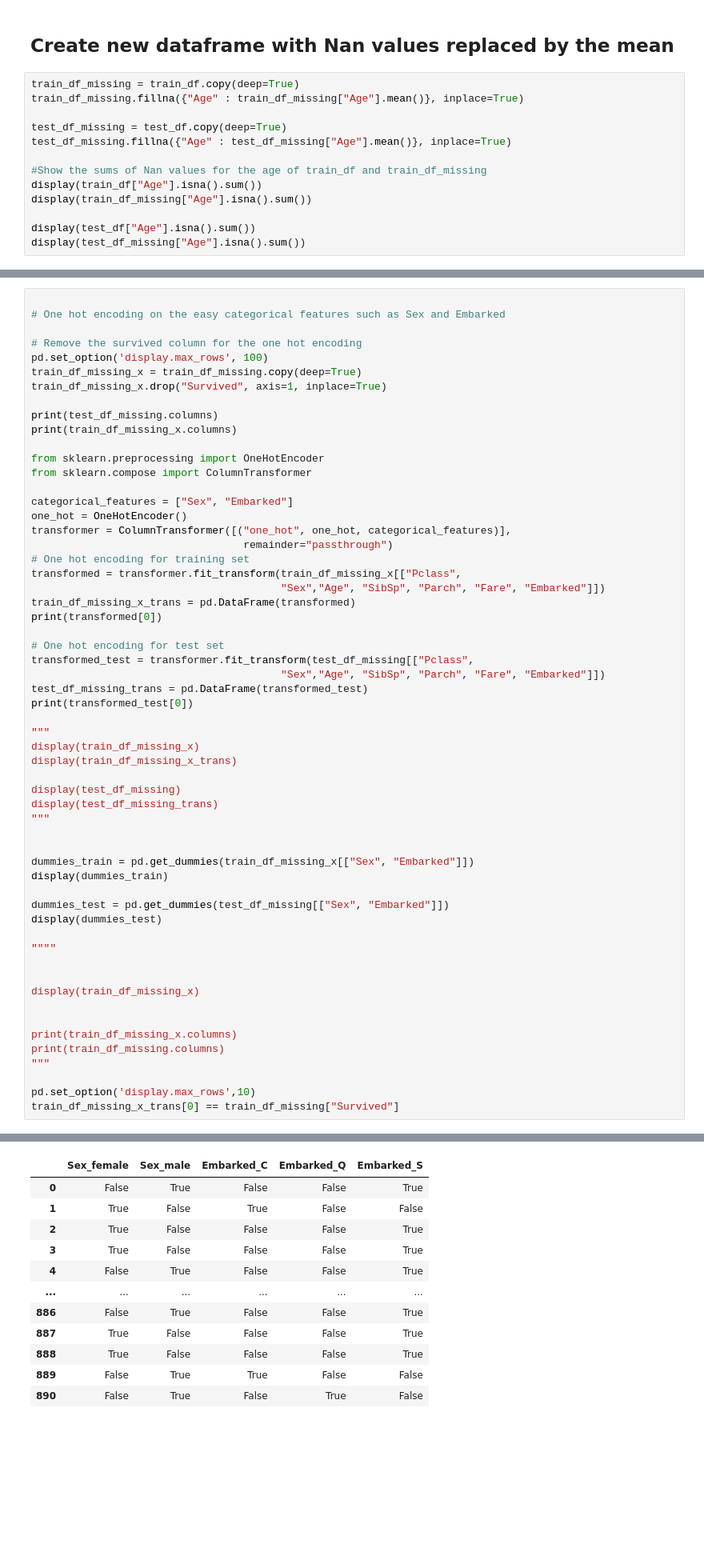
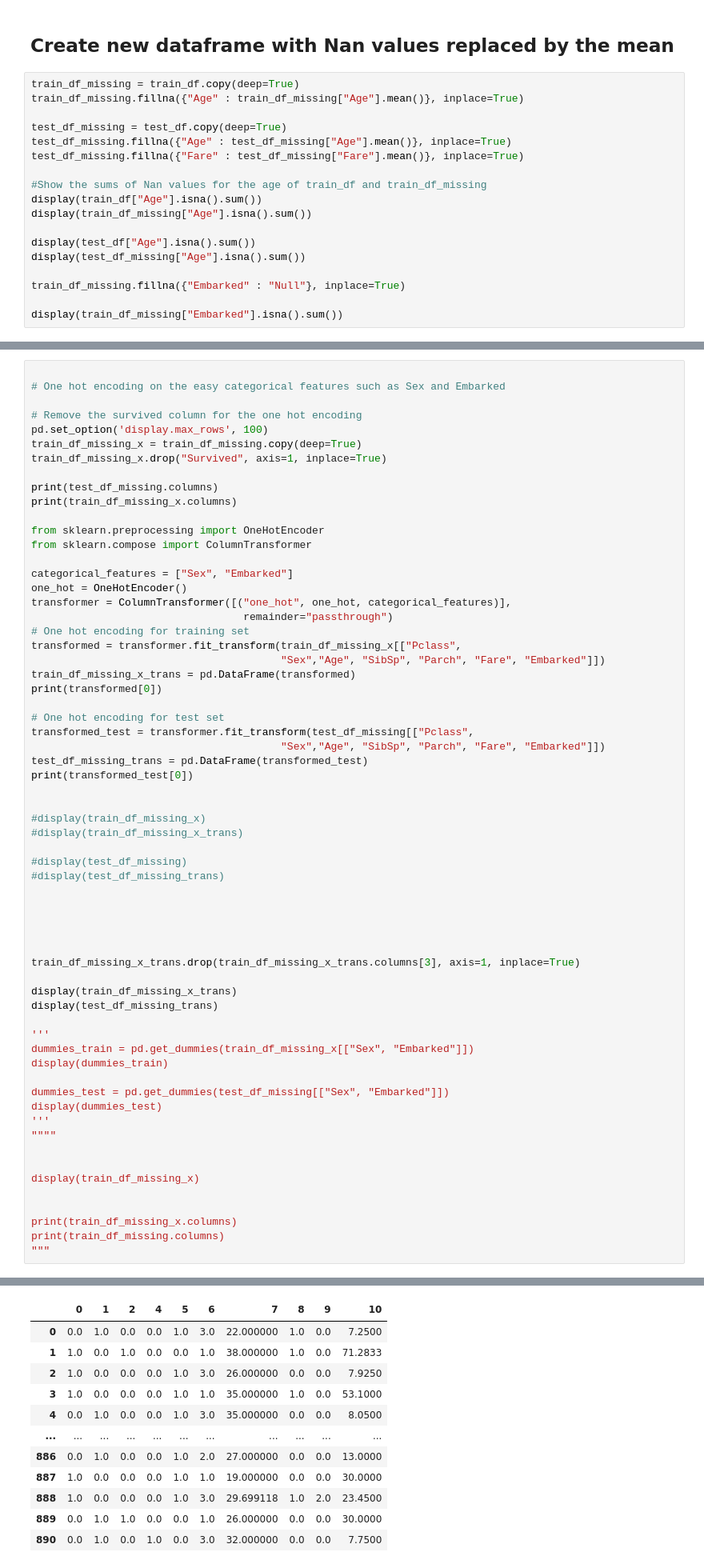
Before and after one commit to lnsayer/kaggle-projects, a Jupyter notebook: titanic-project-notebook.ipynb, the cells around one changed output, grey strips where cells are left out. Shown at 80% size. Saved outputs shown, nothing was run; the diff lists cells and outputs as text; blank space fills up the shorter version.

```diff
--- a/titanic-project-notebook.ipynb
+++ b/titanic-project-notebook.ipynb
@@ -75,6 +75,7 @@ train_df_missing.fillna({"Age" : train_df_missing["Age"].mean()}, inplace=True)
 
 test_df_missing = test_df.copy(deep=True)
 test_df_missing.fillna({"Age" : test_df_missing["Age"].mean()}, inplace=True)
+test_df_missing.fillna({"Fare" : test_df_missing["Fare"].mean()}, inplace=True)
 
 #Show the sums of Nan values for the age of train_df and train_df_missing
 display(train_df["Age"].isna().sum())
@@ -82,6 +83,10 @@ display(train_df_missing["Age"].isna().sum())
 
 display(test_df["Age"].isna().sum())
 display(test_df_missing["Age"].isna().sum())
+
+train_df_missing.fillna({"Embarked" : "Null"}, inplace=True)
+
+display(train_df_missing["Embarked"].isna().sum())
 # %% [output]
 177
 0
@@ -130,21 +136,29 @@ transformed_test = transformer.fit_transform(test_df_missing[["Pclass",
 test_df_missing_trans = pd.DataFrame(transformed_test)
 print(transformed_test[0])
 
-"""
-display(train_df_missing_x)
-display(train_df_missing_x_trans)
 
-display(test_df_missing)
-display(test_df_missing_trans)
-"""
+#display(train_df_missing_x)
+#display(train_df_missing_x_trans)
+
+#display(test_df_missing)
+#display(test_df_missing_trans)
 
 
+
+
+
+train_df_missing_x_trans.drop(train_df_missing_x_trans.columns[3], axis=1, inplace=True)
+
+display(train_df_missing_x_trans)
+display(test_df_missing_trans)
+
+'''
 dummies_train = pd.get_dummies(train_df_missing_x[["Sex", "Embarked"]])
 display(dummies_train)
 
 dummies_test = pd.get_dummies(test_df_missing[["Sex", "Embarked"]])
 display(dummies_test)
-
+'''
 """"
 
 
@@ -154,9 +168,6 @@ display(train_df_missing_x)
 print(train_df_missing_x.columns)
 print(train_df_missing.columns)
 """
-
-pd.set_option('display.max_rows',10)
-train_df_missing_x_trans[0] == train_df_missing["Survived"]
 # %% [output]
 Index(['PassengerId', 'Pclass', 'Name', 'Sex', 'Age', 'SibSp', 'Parch',
        'Ticket', 'Fare', 'Cabin', 'Embarked'],
@@ -168,14 +179,14 @@ Index(['PassengerId', 'Pclass', 'Name', 'Sex', 'Age', 'SibSp', 'Parch',
 [ 0.      1.      0.      1.      0.      3.     34.5     0.      0.
   7.8292]
-|  | Sex_female | Sex_male | Embarked_C | Embarked_Q | Embarked_S |
-| 0 | False | True | False | False | True |
-| 1 | True | False | True | False | False |
-| 2 | True | False | False | False | True |
-| 3 | True | False | False | False | True |
-| 4 | False | True | False | False | True |
-| ... | ... | ... | ... | ... | ... |
-| 886 | False | True | False | False | True |
-| 887 | True | False | False | False | True |
-| 888 | True | False | False | False | True |
-| 889 | False | True | True | False | False |
-| 890 | False | True | False | True | False |
+|  | 0 | 1 | 2 | 4 | 5 | 6 | 7 | 8 | 9 | 10 |
+| 0 | 0.0 | 1.0 | 0.0 | 0.0 | 1.0 | 3.0 | 22.000000 | 1.0 | 0.0 | 7.2500 |
+| 1 | 1.0 | 0.0 | 1.0 | 0.0 | 0.0 | 1.0 | 38.000000 | 1.0 | 0.0 | 71.2833 |
+| 2 | 1.0 | 0.0 | 0.0 | 0.0 | 1.0 | 3.0 | 26.000000 | 0.0 | 0.0 | 7.9250 |
+| 3 | 1.0 | 0.0 | 0.0 | 0.0 | 1.0 | 1.0 | 35.000000 | 1.0 | 0.0 | 53.1000 |
+| 4 | 0.0 | 1.0 | 0.0 | 0.0 | 1.0 | 3.0 | 35.000000 | 0.0 | 0.0 | 8.0500 |
+| ... | ... | ... | ... | ... | ... | ... | ... | ... | ... | ... |
+| 886 | 0.0 | 1.0 | 0.0 | 0.0 | 1.0 | 2.0 | 27.000000 | 0.0 | 0.0 | 13.0000 |
+| 887 | 1.0 | 0.0 | 0.0 | 0.0 | 1.0 | 1.0 | 19.000000 | 0.0 | 0.0 | 30.0000 |
+| 888 | 1.0 | 0.0 | 0.0 | 0.0 | 1.0 | 3.0 | 29.699118 | 1.0 | 2.0 | 23.4500 |
+| 889 | 0.0 | 1.0 | 1.0 | 0.0 | 0.0 | 1.0 | 26.000000 | 0.0 | 0.0 | 30.0000 |
+| 890 | 0.0 | 1.0 | 0.0 | 1.0 | 0.0 | 3.0 | 32.000000 | 0.0 | 0.0 | 7.7500 |
```
Also changed, not shown: parts of 5 cells of this notebook.
